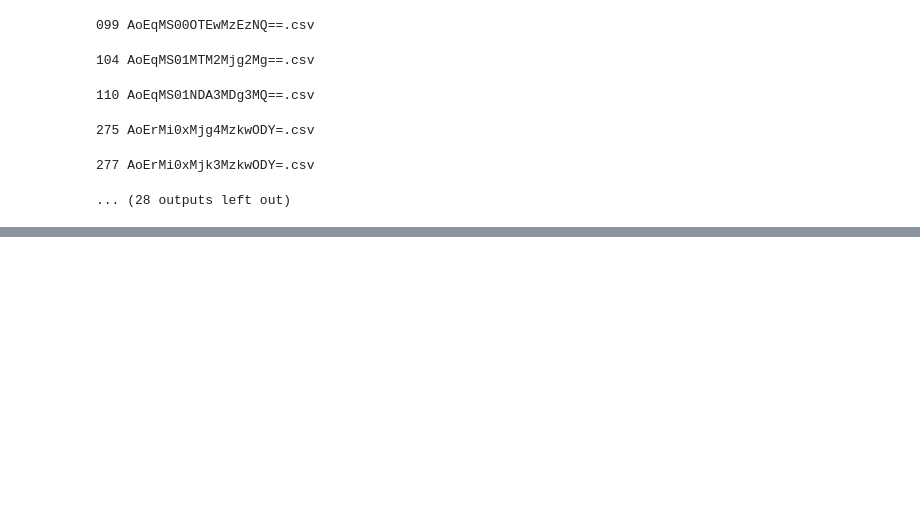
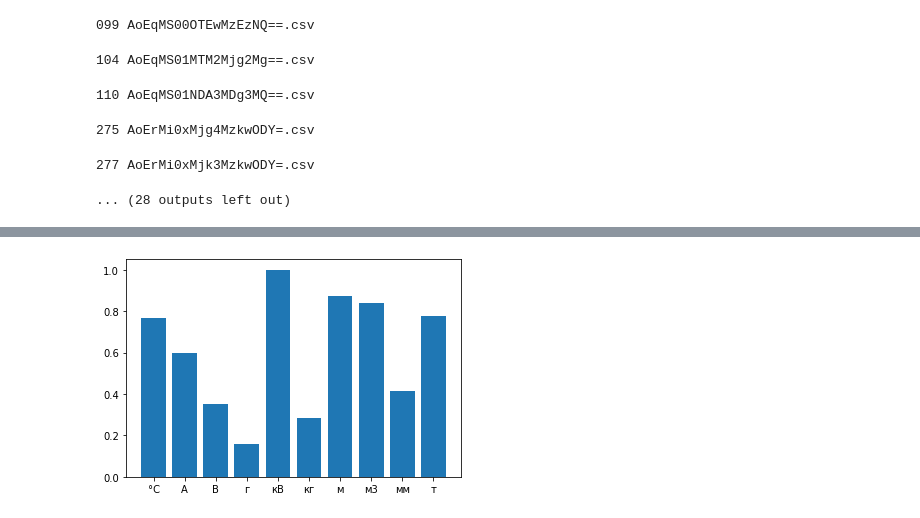
Before and after one commit to pavlik-tikhomirov/measurments_hack, a Jupyter notebook: Система анализа российского рынка средств измерений/experiments.ipynb, the cells around one changed output, grey strips where cells are left out. Drawn from its saved outputs; the diff is of its cells as text; code cells hidden in the pictures; blank space fills up the shorter version.

```diff
--- a/Система анализа российского рынка средств измерений/experiments.ipynb
+++ b/Система анализа российского рынка средств измерений/experiments.ipynb
@@ -279,0 +306,20 @@ data2_full=pd.concat(data2_full)
+# %%
+data2_full.to_csv('sample_data2_full.csv')
+data2_full = pd.read_csv('sample_data2_full.csv', index_col=0)
+data2_full.reset_index(drop=True, inplace=True)
+data2_full.info()
+answ2_data = data2_full.drop(columns='Единица_измерения_СИ').merge(answer_df[['Наименование_файла_с_описанием','Номер_в_госреестре', 'Единица_измерения_СИ']],
+                            how='left',
+                            on=['Наименование_файла_с_описанием', 'Номер_в_госреестре'])
+cols = set(answ2_data.columns) - {'Дата_поверки_СИ'}
+answ2_data = answ2_data.sort_values(by='Дата_поверки_СИ').drop_duplicates(cols)
+grouped_data = answ2_data.groupby('Единица_измерения_СИ').agg({'Производитель_СИ':lambda x: list(x)})
+grouped_data
+def mother_market_parts(comp_list):
+    mother_comps=0
+    for comp in comp_list:
+        if len(re.findall("([А-я])", comp)) / (len(re.findall("([A-z])", comp)) + 1e-4) > 1:
+            mother_comps += 1
+    return mother_comps / len(comp_list)
+
+result = grouped_data['Производитель_СИ'].apply(mother_market_parts)
@@ -279,0 +341,7 @@ data2_full=pd.concat(data2_full)
+# %%
+import matplotlib.pyplot as plt
+plt.bar(np.arange(len(result)), result.values)
+plt.xticks(np.arange(len(result)), result.index)
+plt.show()
+# %% [output]
+[figure, added]
```
Also changed, not shown: parts of 3 cells of this notebook, 26 other files.
